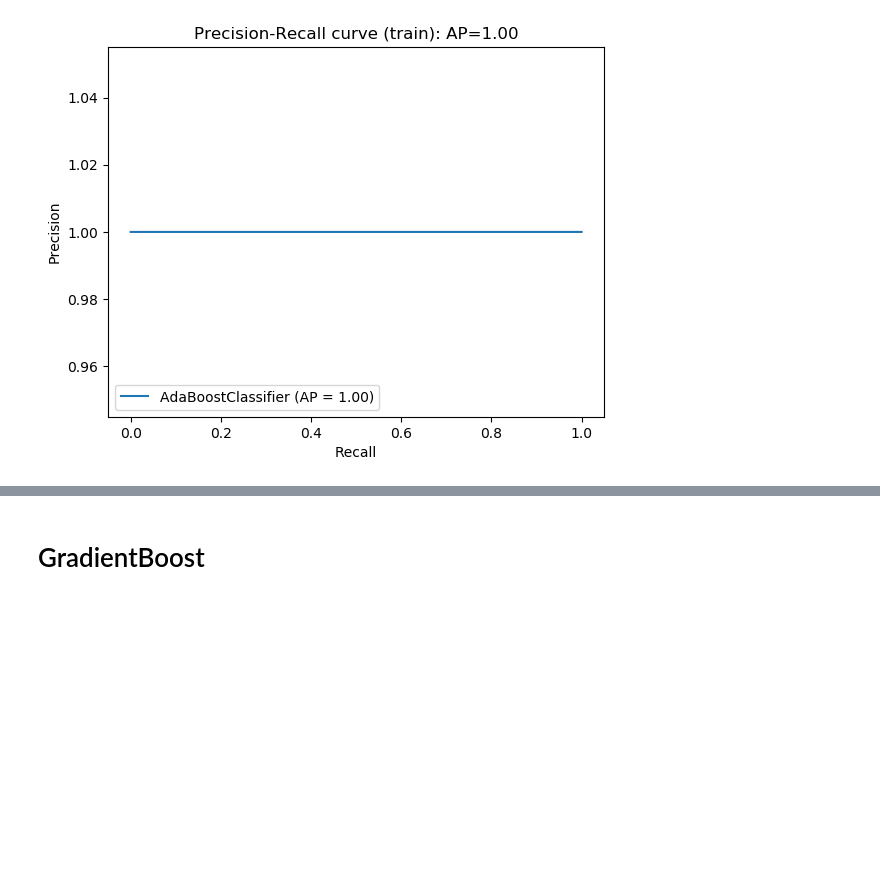
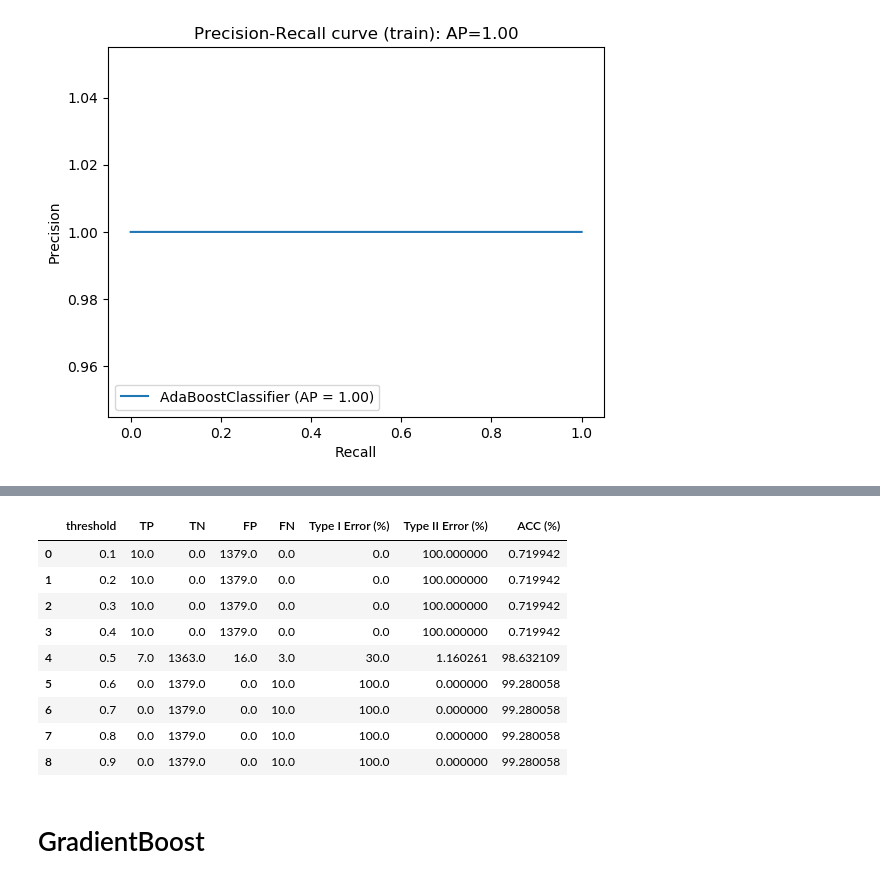
Before and after one commit to jimmylihe/company-bankrupcy-prediction-advanced, a Jupyter notebook: 1year.arff.ipynb, the cells around one changed output, grey strips where cells are left out. Drawn from its saved outputs; the diff is of its cells as text; code cells hidden in the pictures; blank space fills up the shorter version.

```diff
--- a/1year.arff.ipynb
+++ b/1year.arff.ipynb
@@ -765,3 +780,18 @@ Text(0.5, 1.0, 'Precision-Recall curve (train): AP=1.00')
+# %%
+# threshold table for test
+thres_table_adb_test = threshold_table_from_prob(adb,X_test[list(X_train_adb)],y_test)
+thres_table_adb_test
+# %% [output]
+|  | threshold | TP | TN | FP | FN | Type I Error (%) | Type II Error (%) | ACC (%) |
+| 0 | 0.1 | 10.0 | 0.0 | 1379.0 | 0.0 | 0.0 | 100.000000 | 0.719942 |
+| 1 | 0.2 | 10.0 | 0.0 | 1379.0 | 0.0 | 0.0 | 100.000000 | 0.719942 |
+| 2 | 0.3 | 10.0 | 0.0 | 1379.0 | 0.0 | 0.0 | 100.000000 | 0.719942 |
+| 3 | 0.4 | 10.0 | 0.0 | 1379.0 | 0.0 | 0.0 | 100.000000 | 0.719942 |
+| 4 | 0.5 | 7.0 | 1363.0 | 16.0 | 3.0 | 30.0 | 1.160261 | 98.632109 |
+| 5 | 0.6 | 0.0 | 1379.0 | 0.0 | 10.0 | 100.0 | 0.000000 | 99.280058 |
+| 6 | 0.7 | 0.0 | 1379.0 | 0.0 | 10.0 | 100.0 | 0.000000 | 99.280058 |
+| 7 | 0.8 | 0.0 | 1379.0 | 0.0 | 10.0 | 100.0 | 0.000000 | 99.280058 |
+| 8 | 0.9 | 0.0 | 1379.0 | 0.0 | 10.0 | 100.0 | 0.000000 | 99.280058 |
 # %% [markdown]
 # GradientBoost
 # %%
```
Also changed, not shown: parts of 7 cells of this notebook.
